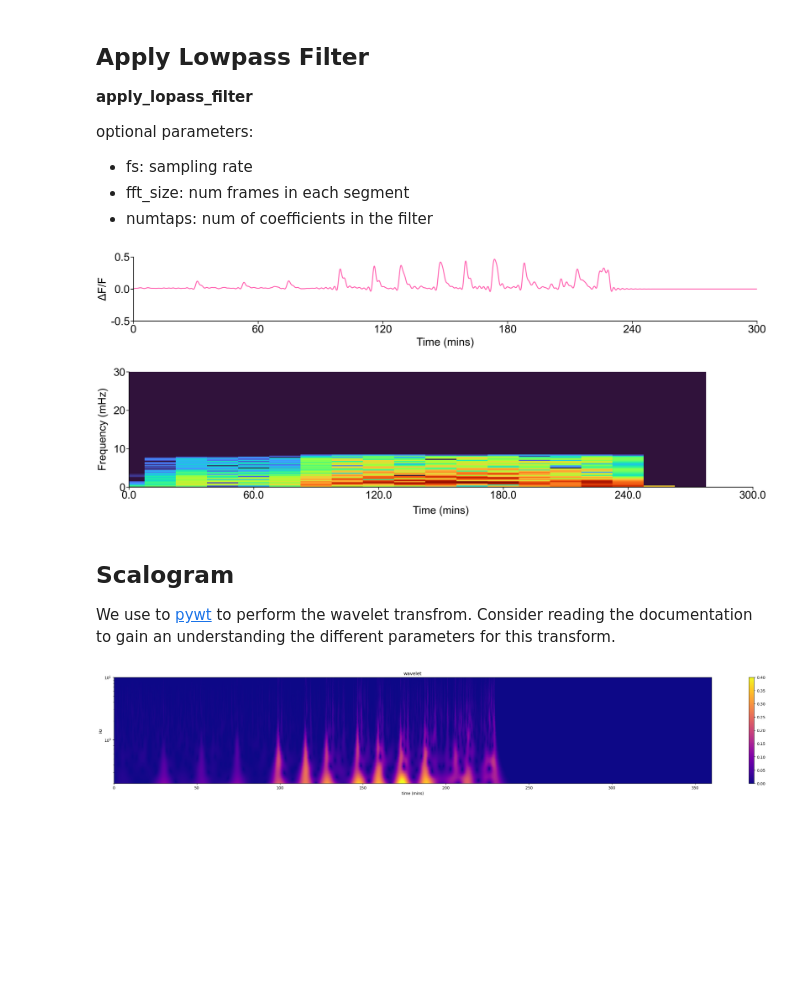
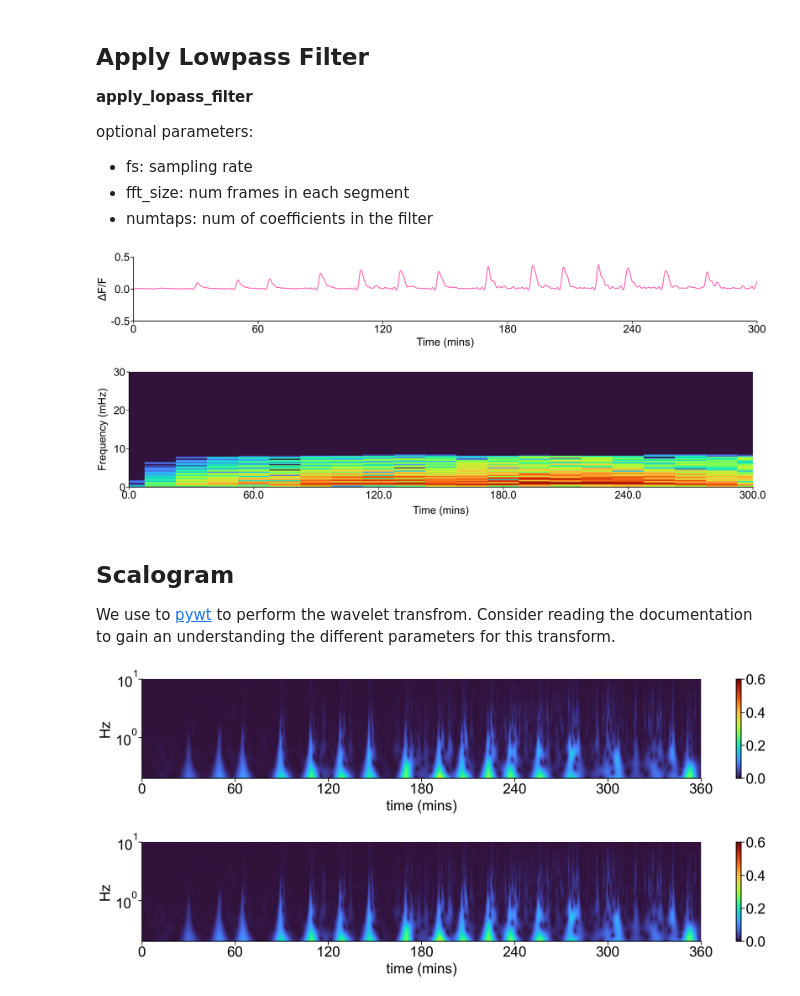
Before and after one commit to ACRLab/snazzy, a Jupyter notebook: snazzy_analysis/notebooks/plot_individual_traces.ipynb, the cells around one changed output. Drawn from its saved outputs; the diff is of its cells as text; code cells hidden in the pictures; blank space fills up the shorter version.

Commit message:
adjust wavelet visualization (colormap, etc)

```diff
--- a/snazzy_analysis/notebooks/plot_individual_traces.ipynb
+++ b/snazzy_analysis/notebooks/plot_individual_traces.ipynb
@@ -25,7 +25,7 @@ The autoreload extension is already loaded. To reload it, use:
 
 Specify the location of the data by editing `dataset_name`. Then specify the embryo, by picking an `emb_idx`.
 # %%
-dataset_name = "20240611"  # HERE
+dataset_name = "20251114_mhc[1]"  # HERE
 emb_idx = 0  # HERE
 
 dataset_path = Path.cwd().parent.joinpath("data", dataset_name)
@@ -268,8 +270,8 @@ myplots.plot_spec(
     new_f, new_t, new_Zxx, mymap, spec_rc, display_colorbar=False, xmax=300
 )
 # %% [output]
-[figure, old version]
+[figure, new version]
-[figure, old version]
+[figure, new version]
 # %% [markdown]
 ## Scalogram
 
@@ -277,22 +279,27 @@ We use to [pywt](https://pywavelets.readthedocs.io/en/latest/ref/cwt.html) to pe
 # %%
 import numpy as np
 import pywt
 import matplotlib.pyplot as plt
 
 # calculate wavelets
 wavelet = 'cmorl1-1'
 widths = np.geomspace(start=1,stop=50, num=100) # logarithmic scales  (num is number of scales)
 sampling_period = np.diff(time).mean()
 cwtmatr, freqs = pywt.cwt(dff, widths, wavelet, sampling_period=sampling_period)
 cwtmatr = np.abs(cwtmatr[:-1, :-1])
 
 plt.figure(figsize=(35,5))
-plt.title(f'wavelet')
-scalogram = plt.pcolormesh(time, freqs, cwtmatr, cmap='plasma', vmin=0.0, vmax=0.4)
+scalogram = plt.pcolormesh(time, freqs, cwtmatr, cmap=mymap, vmin=0.0, vmax=0.6)
 colorbar = plt.colorbar(scalogram)
+plt.rcParams.update(spec_rc)
+plt.xticks(np.arange(0, 360+60, 60))
+plt.xlim(0, 360)
 plt.yscale('log')
 plt.ylabel('Hz')
 plt.xlabel('time (mins)')
 plt.show()
+
+# plt.savefig(f"{dataset_name}_{emb.name}_PRELIMINARY_WAVELET_20250319.pdf")
 # %% [output]
-[figure, old version]
+[figure, new version]
+[figure, added]
```
Also changed, not shown: parts of 5 cells of this notebook.
